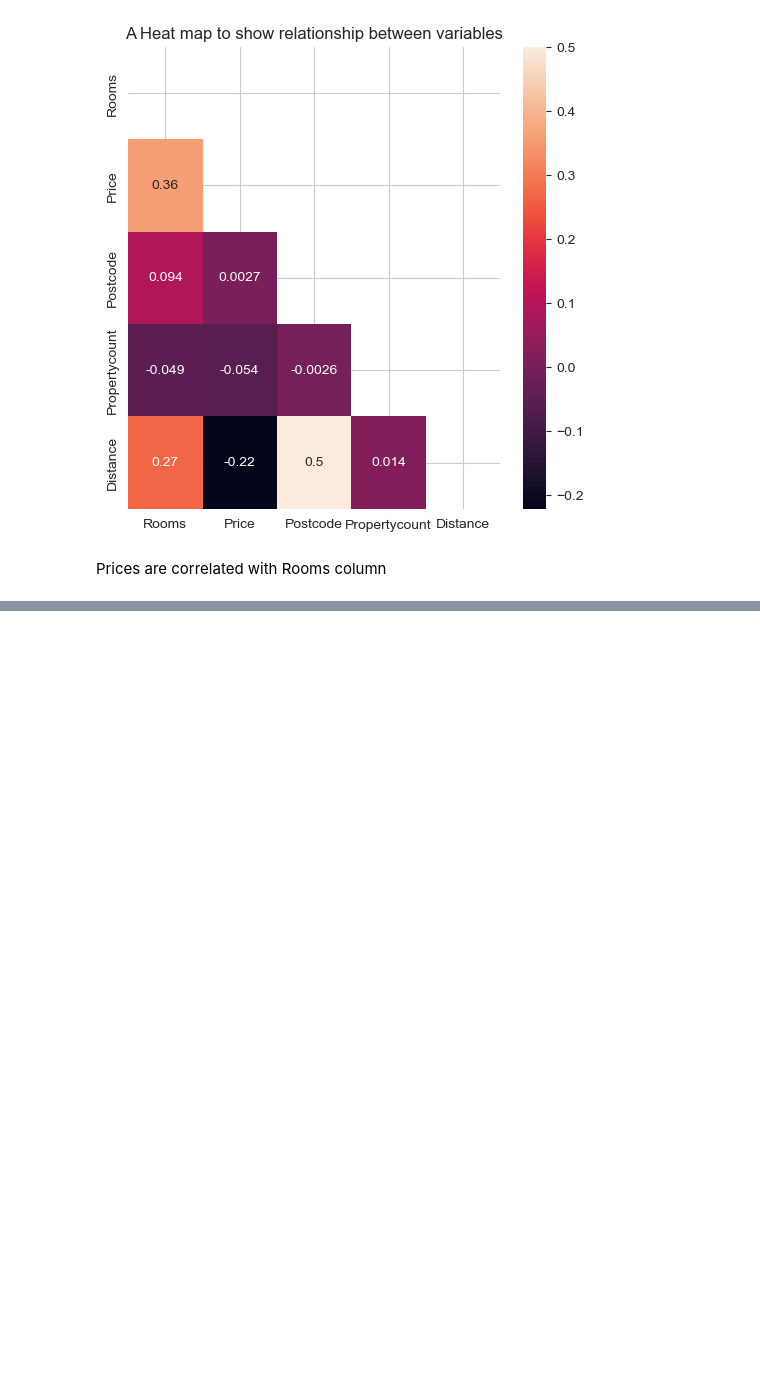
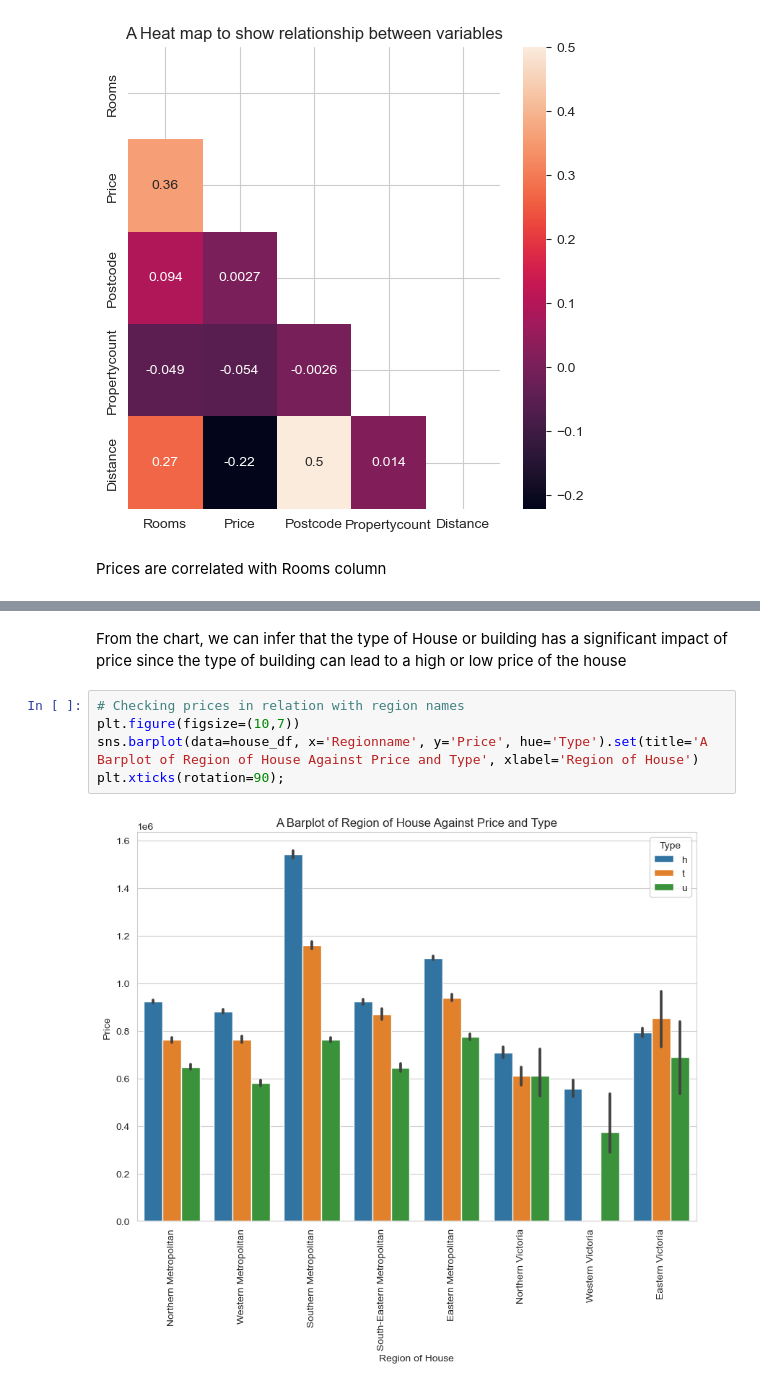
Before and after one commit to Subash0812/House_price_prediction-, a Jupyter notebook: house_price_pred.ipynb, the cells around one changed output, grey strips where cells are left out. Drawn from its saved outputs; the diff is of its cells as text; blank space fills up the shorter version.

```diff
--- a/house_price_pred.ipynb
+++ b/house_price_pred.ipynb
@@ -139,0 +164,9 @@ Prices are correlated with Rooms column
+# %% [markdown]
+From the chart, we can infer that the type of House or building has a significant impact of price since the type of building can lead to a high or low price of the house
+# %%
+# Checking prices in relation with region names
+plt.figure(figsize=(10,7))
+sns.barplot(data=house_df, x='Regionname', y='Price', hue='Type').set(title='A Barplot of Region of House Against Price and Type', xlabel='Region of House')
+plt.xticks(rotation=90);
+# %% [output]
+[figure, added]
```
Also changed, not shown: parts of 3 cells of this notebook.
